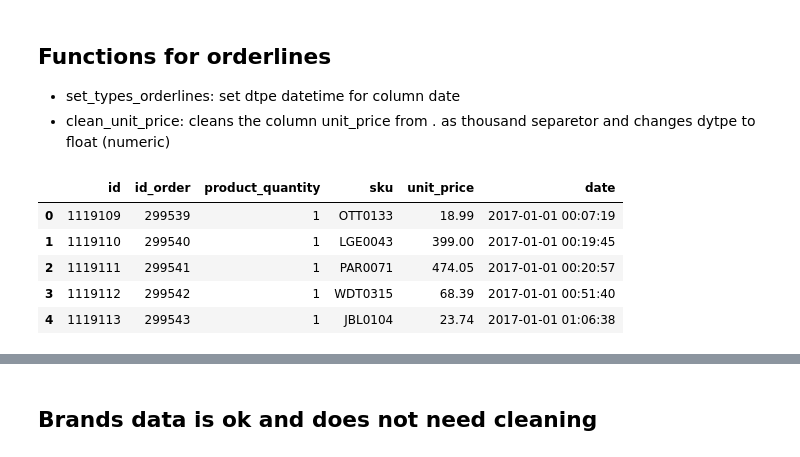
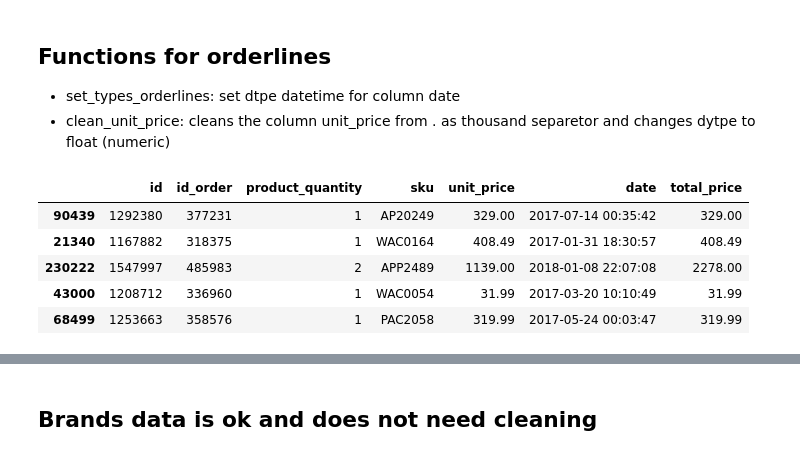
Before and after one commit to kriiis/project_2_pandas_matplotlib, a Jupyter notebook: 3a_data_cleaning_pipe.ipynb, the cells around one changed output, grey strips where cells are left out. Saved outputs shown, nothing was run; the diff lists cells and outputs as text; code cells hidden in the pictures.

Commit message:
add visualization file, progress on data cleaning pipe

```diff
--- a/3a_data_cleaning_pipe.ipynb
+++ b/3a_data_cleaning_pipe.ipynb
@@ -85,20 +91,25 @@ def clean_unit_price(data):
     data['unit_price'] = pd.to_numeric(data['unit_price_new'])
     data.drop(['price_num', 'price_dec', 'unit_price_new', 'price_num_nd'], axis = 1, inplace = True)
     return data
+
+def column_total_price(data):
+    data['total_price'] = data['product_quantity'] * data['unit_price']
+    return data
 # %%
-orderlines_filtered = (
+orderlines_cl = (
 orderlines
     .pipe(start_pipeline)
     .pipe(set_types_orderlines)
     .pipe(clean_unit_price)
+    .pipe(column_total_price)
     .pipe(drop_column, ['product_id'])
 )
 # %%
-orderlines_filtered.head()
+orderlines_cl.sample(5)
 # %% [output]
-|  | id | id_order | product_quantity | sku | unit_price | date |
-| 0 | 1119109 | 299539 | 1 | OTT0133 | 18.99 | 2017-01-01 00:07:19 |
-| 1 | 1119110 | 299540 | 1 | LGE0043 | 399.00 | 2017-01-01 00:19:45 |
-| 2 | 1119111 | 299541 | 1 | PAR0071 | 474.05 | 2017-01-01 00:20:57 |
-| 3 | 1119112 | 299542 | 1 | WDT0315 | 68.39 | 2017-01-01 00:51:40 |
-| 4 | 1119113 | 299543 | 1 | JBL0104 | 23.74 | 2017-01-01 01:06:38 |
+|  | id | id_order | product_quantity | sku | unit_price | date | total_price |
+| 90439 | 1292380 | 377231 | 1 | AP20249 | 329.00 | 2017-07-14 00:35:42 | 329.00 |
+| 21340 | 1167882 | 318375 | 1 | WAC0164 | 408.49 | 2017-01-31 18:30:57 | 408.49 |
+| 230222 | 1547997 | 485983 | 2 | APP2489 | 1139.00 | 2018-01-08 22:07:08 | 2278.00 |
+| 43000 | 1208712 | 336960 | 1 | WAC0054 | 31.99 | 2017-03-20 10:10:49 | 31.99 |
+| 68499 | 1253663 | 358576 | 1 | PAC2058 | 319.99 | 2017-05-24 00:03:47 | 319.99 |
```
Also changed, not shown: parts of 23 cells of this notebook, 7 other files.
